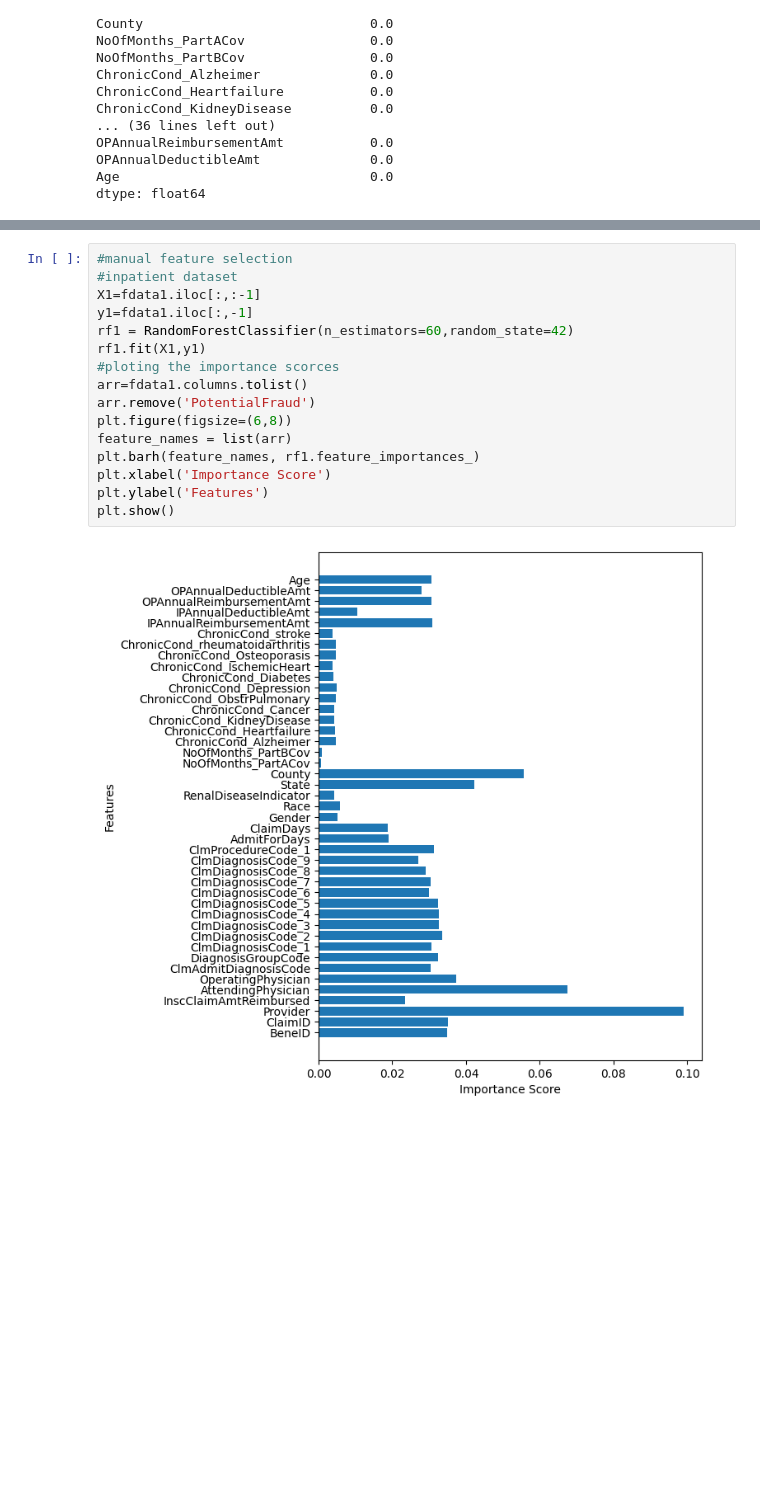
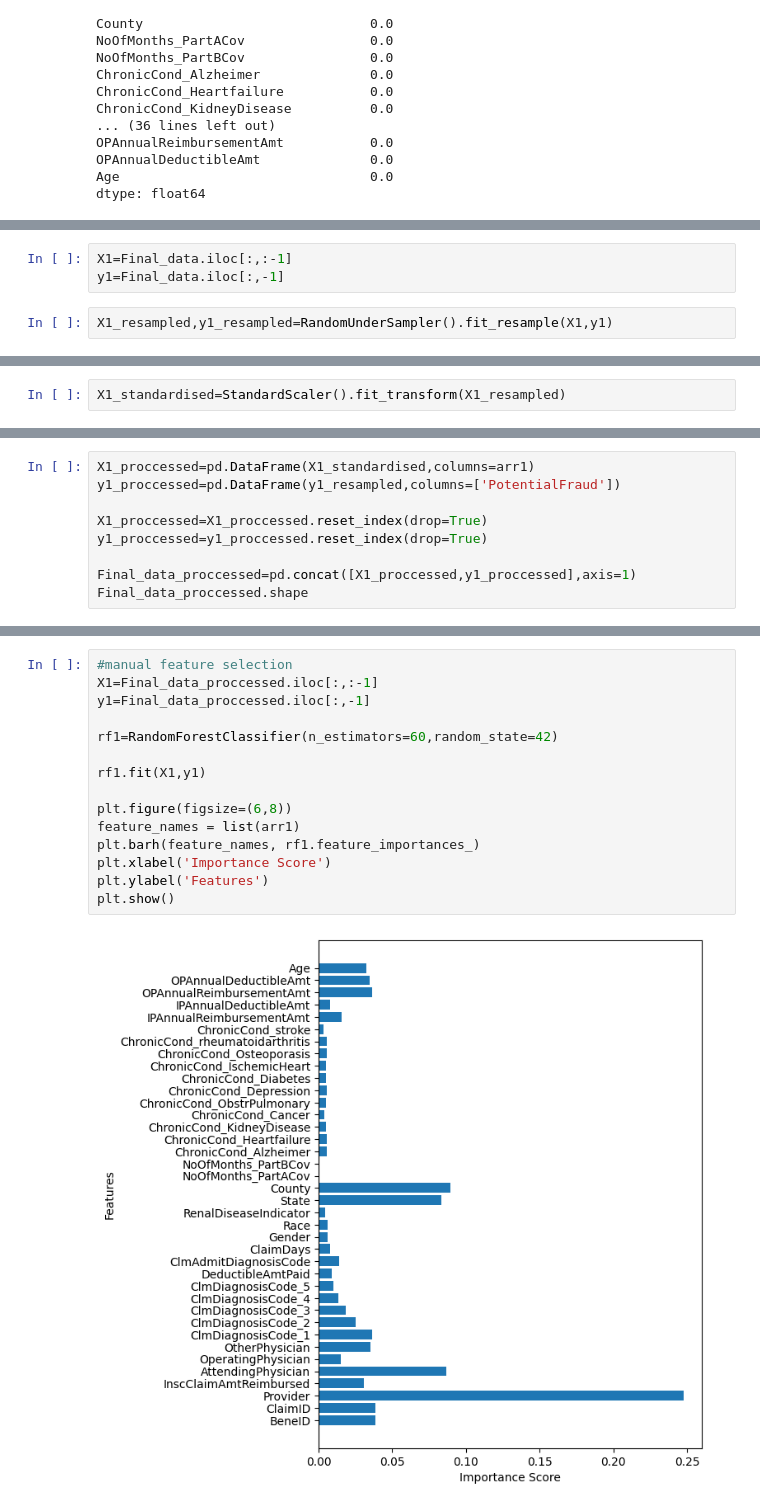
Before and after one commit to mahadevan17/AI_Health_claims, a Jupyter notebook: machineLearning/Health_claim_ML.ipynb, the cells around one changed output, grey strips where cells are left out. Drawn from its saved outputs; the diff is of its cells as text; blank space fills up the shorter version.

```diff
--- a/machineLearning/Health_claim_ML.ipynb
+++ b/machineLearning/Health_claim_ML.ipynb
@@ -580,0 +483,5 @@ Outpatient  (517737, 32)
+# %%
+X1=Final_data.iloc[:,:-1]
+y1=Final_data.iloc[:,-1]
+# %%
+X1_resampled,y1_resampled=RandomUnderSampler().fit_resample(X1,y1)
@@ -580,0 +498,2 @@ Outpatient  (517737, 32)
+# %%
+X1_standardised=StandardScaler().fit_transform(X1_resampled)
@@ -580,0 +505,9 @@ Outpatient  (517737, 32)
+# %%
+X1_proccessed=pd.DataFrame(X1_standardised,columns=arr1)
+y1_proccessed=pd.DataFrame(y1_resampled,columns=['PotentialFraud'])
+
+X1_proccessed=X1_proccessed.reset_index(drop=True)
+y1_proccessed=y1_proccessed.reset_index(drop=True)
+
+Final_data_proccessed=pd.concat([X1_proccessed,y1_proccessed],axis=1)
+Final_data_proccessed.shape
@@ -581,18 +550,17 @@ Outpatient  (517737, 32)
 # %%
 #manual feature selection
-#inpatient dataset
-X1=fdata1.iloc[:,:-1]
-y1=fdata1.iloc[:,-1]
-rf1 = RandomForestClassifier(n_estimators=60,random_state=42)
+X1=Final_data_proccessed.iloc[:,:-1]
+y1=Final_data_proccessed.iloc[:,-1]
+
+rf1=RandomForestClassifier(n_estimators=60,random_state=42)
+
 rf1.fit(X1,y1)
-#ploting the importance scorces
-arr=fdata1.columns.tolist()
-arr.remove('PotentialFraud')
+
 plt.figure(figsize=(6,8))
-feature_names = list(arr)
+feature_names = list(arr1)
 plt.barh(feature_names, rf1.feature_importances_)
 plt.xlabel('Importance Score')
 plt.ylabel('Features')
 plt.show()
 # %% [output]
-[figure, old version]
+[figure, new version]
```
Also changed, not shown: parts of 78 cells of this notebook, 1 other file.
